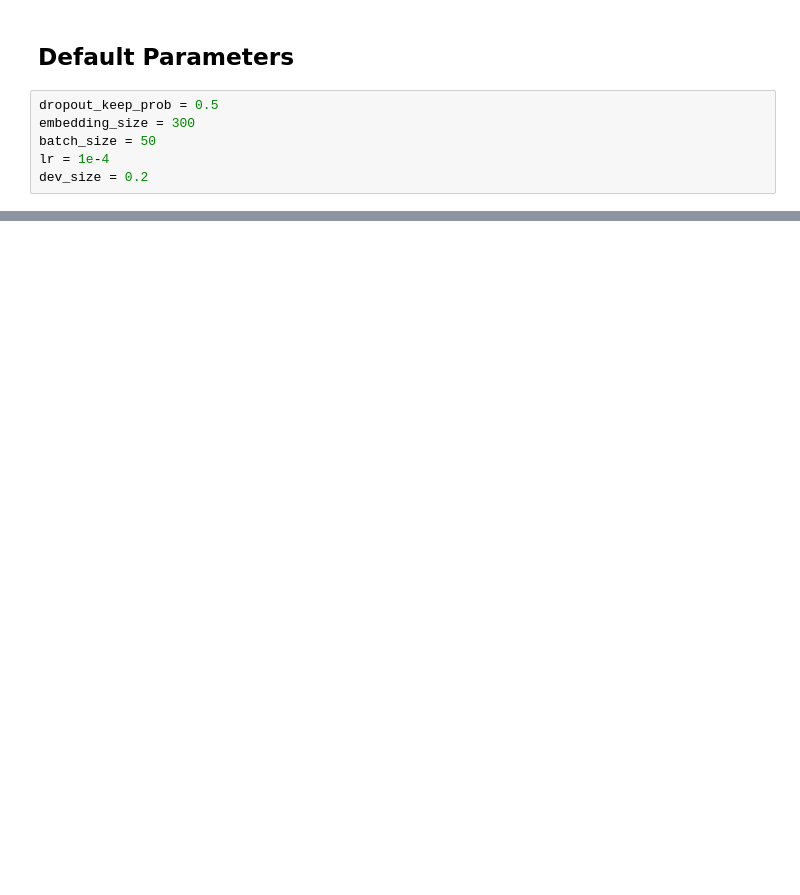
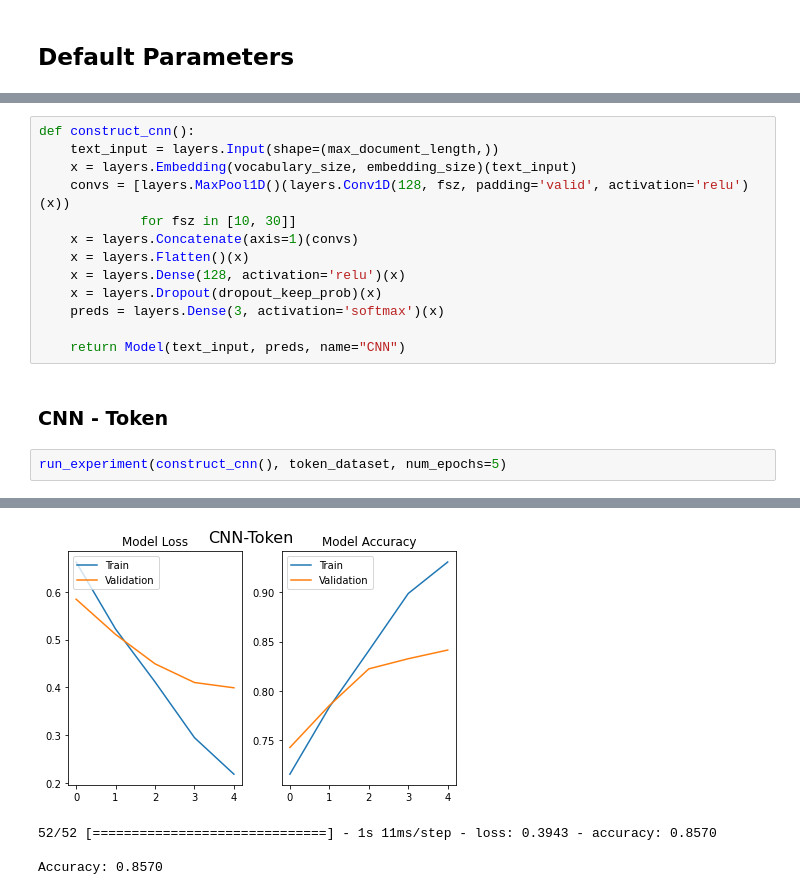
Before and after one commit to omilab/Neural-Sentiment-Analyzer-for-Modern-Hebrew, a Jupyter notebook: char-based.ipynb, the cells around one changed output, grey strips where cells are left out. Drawn from its saved outputs; the diff is of its cells as text; blank space fills up the shorter version.

```diff
--- a/char-based.ipynb
+++ b/char-based.ipynb
@@ -113,8 +106,2 @@ from keras import backend as K
 # %% [markdown]
 ## Default Parameters
-# %%
-dropout_keep_prob = 0.5
-embedding_size = 300
-batch_size = 50
-lr = 1e-4
-dev_size = 0.2
@@ -721,0 +216,18 @@ Accurancy: 0.745
+# %%
+def construct_cnn():
+    text_input = layers.Input(shape=(max_document_length,))
+    x = layers.Embedding(vocabulary_size, embedding_size)(text_input)
+    convs = [layers.MaxPool1D()(layers.Conv1D(128, fsz, padding='valid', activation='relu')(x))
+             for fsz in [10, 30]]
+    x = layers.Concatenate(axis=1)(convs)
+    x = layers.Flatten()(x)
+    x = layers.Dense(128, activation='relu')(x)
+    x = layers.Dropout(dropout_keep_prob)(x)
+    preds = layers.Dense(3, activation='softmax')(x)
+
+    return Model(text_input, preds, name="CNN")
+# %% [markdown]
+### CNN - Token
+# %%
+run_experiment(construct_cnn(), token_dataset, num_epochs=5)
+# %% [output]
@@ -721,0 +244,4 @@ Accurancy: 0.745
+[figure, added]
+52/52 [==============================] - 1s 11ms/step - loss: 0.3943 - accuracy: 0.8570
+
+Accuracy: 0.8570
```
Also changed, not shown: parts of 55 cells of this notebook, 1 other file.
